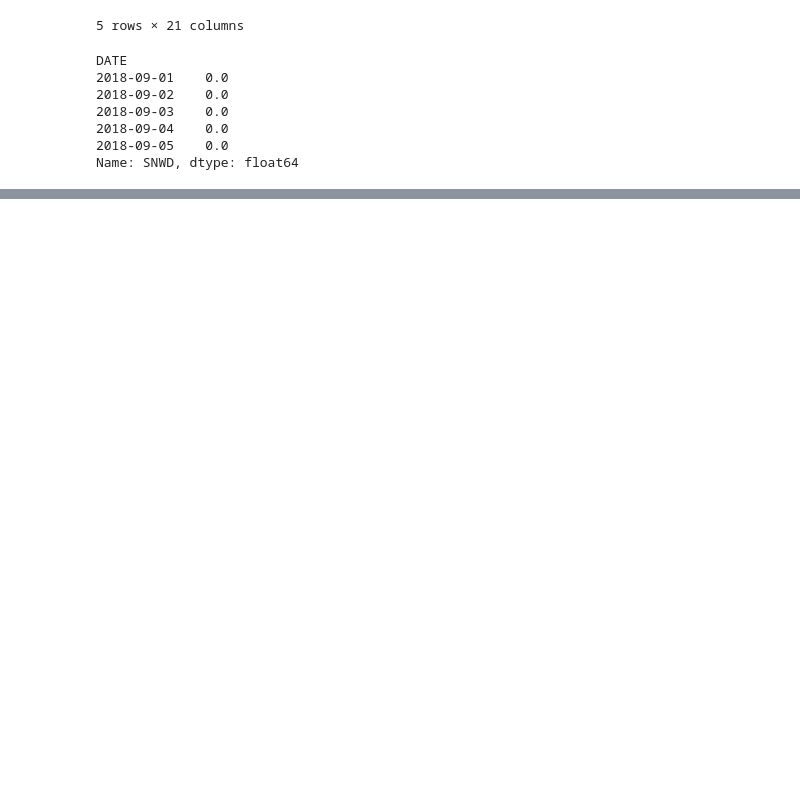
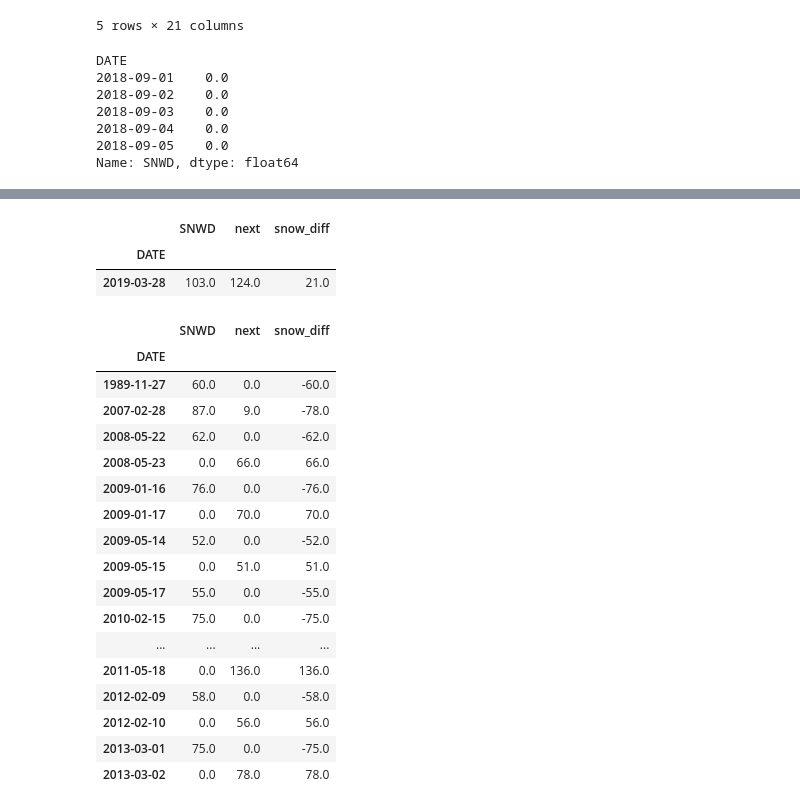
Before and after one commit to minstrel1149/pandas_practice-cookbook1, a Jupyter notebook: pd_cookbook_2_chapter13.ipynb, the cells around one changed output, grey strips where cells are left out. Drawn from its saved outputs; the diff is of its cells as text; code cells hidden in the pictures; blank space fills up the shorter version.

```diff
--- a/pd_cookbook_2_chapter13.ipynb
+++ b/pd_cookbook_2_chapter13.ipynb
@@ -69,3 +70,48 @@ ax.fill_between(data.index, data, color=white)
 # %% [output]
 <matplotlib.collections.PolyCollection at 0x...>
 [drawing not drawn]
+# %%
+(alta
+        .sort_index()
+        .loc['2018-09':'2019-08', 'SNWD']
+        .to_frame()
+        .assign(next=lambda df: df.SNWD.shift(-1),
+                snow_diff=lambda df: df.next.sub(df.SNWD))
+        #.loc[:, 'snow_diff'].values
+        .query("snow_diff > 20 or snow_diff < -20")
+        #.interpolate()
+)
+# %% [output]
+|  | SNWD | next | snow_diff |
+| DATE |  |  |  |
+| 2019-03-28 | 103.0 | 124.0 | 21.0 |
+# %%
+(alta
+        .sort_index()
+        .loc[:, 'SNWD']
+        .to_frame()
+        .assign(next=lambda df: df.SNWD.shift(-1),
+                snow_diff=lambda df: df.next.sub(df.SNWD))
+        #.loc[:, 'snow_diff'].values
+        .query("snow_diff > 50 or snow_diff < -50")
+        #.interpolate()
+)
+# %% [output]
+|  | SNWD | next | snow_diff |
+| DATE |  |  |  |
+| 1989-11-27 | 60.0 | 0.0 | -60.0 |
+| 2007-02-28 | 87.0 | 9.0 | -78.0 |
+| 2008-05-22 | 62.0 | 0.0 | -62.0 |
+| 2008-05-23 | 0.0 | 66.0 | 66.0 |
+| 2009-01-16 | 76.0 | 0.0 | -76.0 |
+| 2009-01-17 | 0.0 | 70.0 | 70.0 |
+| 2009-05-14 | 52.0 | 0.0 | -52.0 |
+| 2009-05-15 | 0.0 | 51.0 | 51.0 |
+| 2009-05-17 | 55.0 | 0.0 | -55.0 |
+| 2010-02-15 | 75.0 | 0.0 | -75.0 |
+| ... | ... | ... | ... |
+| 2011-05-18 | 0.0 | 136.0 | 136.0 |
+| 2012-02-09 | 58.0 | 0.0 | -58.0 |
+| 2012-02-10 | 0.0 | 56.0 | 56.0 |
+| 2013-03-01 | 75.0 | 0.0 | -75.0 |
+| 2013-03-02 | 0.0 | 78.0 | 78.0 |
```
Also changed, not shown: parts of 11 cells of this notebook, 1 other file.
